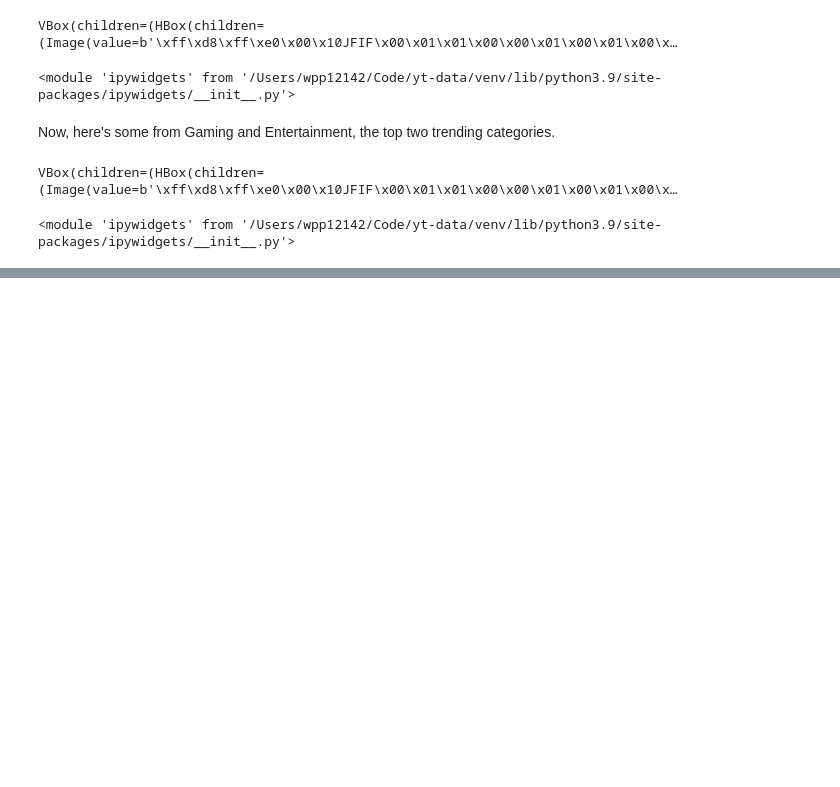
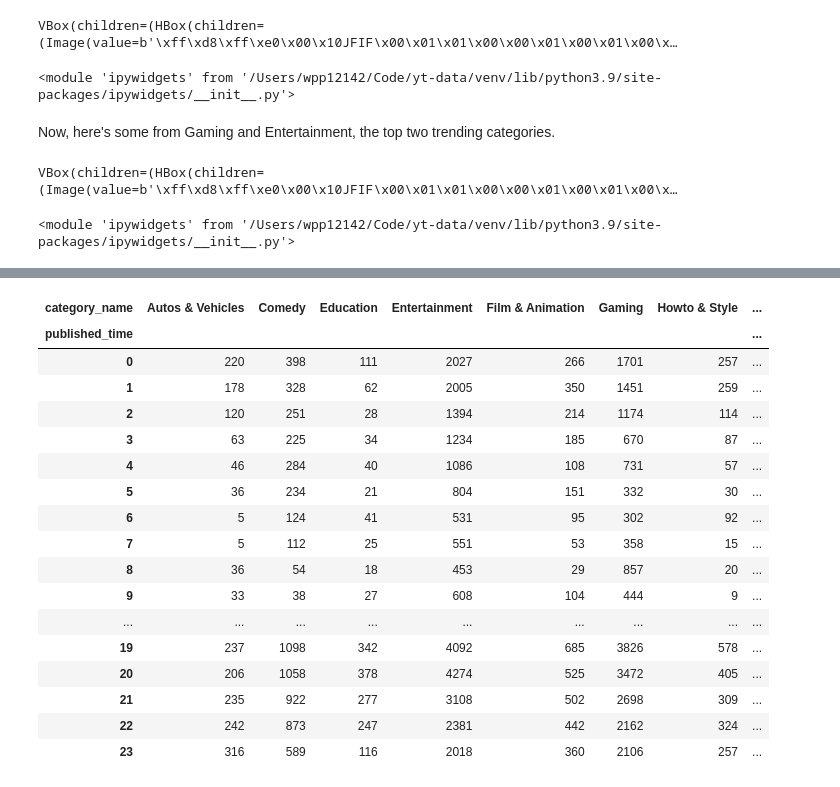
Before and after one commit to raven-cruz/Successful-YouTube-Videos, a Jupyter notebook: yt-data.ipynb, the cells around one changed output, grey strips where cells are left out. Cells and saved outputs as stored; diff of their text form; code cells hidden in the pictures; blank space fills up the shorter version.

```diff
--- a/yt-data.ipynb
+++ b/yt-data.ipynb
@@ -274,0 +296,22 @@ VBox(children=(HBox(children=(Image(value=b'\xff\xd8\xff\xe0\x00\x10JFIF\x00\x01
+# %%
+published_time_stats = pd.crosstab(published_time_df["published_time"], published_time_df["category_name"])
+published_time_stats
+# %% [output]
+| category_name | Autos & Vehicles | Comedy | Education | Entertainment | Film & Animation | Gaming | Howto & Style | ... |
+| published_time |  |  |  |  |  |  |  | ... |
+| 0 | 220 | 398 | 111 | 2027 | 266 | 1701 | 257 | ... |
+| 1 | 178 | 328 | 62 | 2005 | 350 | 1451 | 259 | ... |
+| 2 | 120 | 251 | 28 | 1394 | 214 | 1174 | 114 | ... |
+| 3 | 63 | 225 | 34 | 1234 | 185 | 670 | 87 | ... |
+| 4 | 46 | 284 | 40 | 1086 | 108 | 731 | 57 | ... |
+| 5 | 36 | 234 | 21 | 804 | 151 | 332 | 30 | ... |
+| 6 | 5 | 124 | 41 | 531 | 95 | 302 | 92 | ... |
+| 7 | 5 | 112 | 25 | 551 | 53 | 358 | 15 | ... |
+| 8 | 36 | 54 | 18 | 453 | 29 | 857 | 20 | ... |
+| 9 | 33 | 38 | 27 | 608 | 104 | 444 | 9 | ... |
+| ... | ... | ... | ... | ... | ... | ... | ... | ... |
+| 19 | 237 | 1098 | 342 | 4092 | 685 | 3826 | 578 | ... |
+| 20 | 206 | 1058 | 378 | 4274 | 525 | 3472 | 405 | ... |
+| 21 | 235 | 922 | 277 | 3108 | 502 | 2698 | 309 | ... |
+| 22 | 242 | 873 | 247 | 2381 | 442 | 2162 | 324 | ... |
+| 23 | 316 | 589 | 116 | 2018 | 360 | 2106 | 257 | ... |
```
Also changed, not shown: parts of 5 cells of this notebook.
